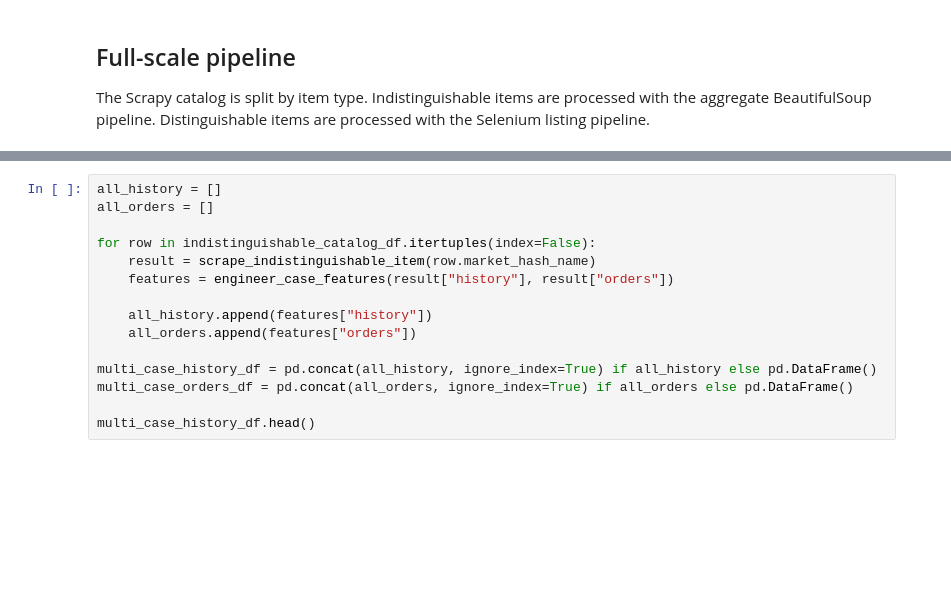
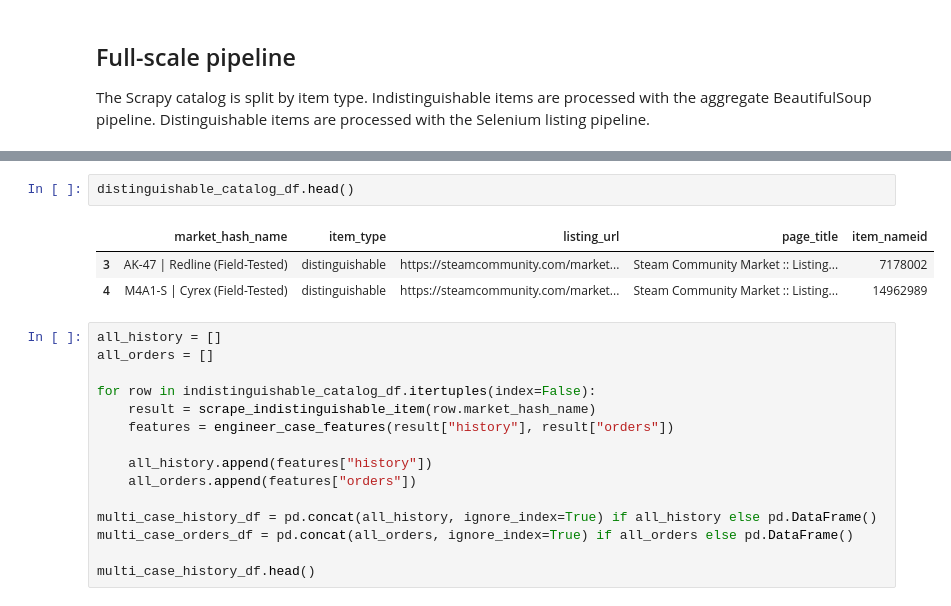
Before and after one commit to Madejson1/steam-cs2-market-scraper-analytics, a Jupyter notebook: steam_market_scraper_project.ipynb, the cells around one changed output, grey strips where cells are left out. Saved outputs shown, nothing was run; the diff lists cells and outputs as text; blank space fills up the shorter version.

```diff
--- a/steam_market_scraper_project.ipynb
+++ b/steam_market_scraper_project.ipynb
@@ -784,3 +746,9 @@ indistinguishable_catalog_df, distinguishable_catalog_df
+# %%
+distinguishable_catalog_df.head()
+# %% [output]
+|  | market_hash_name | item_type | listing_url | page_title | item_nameid |
+| 3 | AK-47 | Redline (Field-Tested) | distinguishable | https://steamcommunity.com/market... | Steam Community Market :: Listing... | 7178002 |
+| 4 | M4A1-S | Cyrex (Field-Tested) | distinguishable | https://steamcommunity.com/market... | Steam Community Market :: Listing... | 14962989 |
 # %%
 all_history = []
 all_orders = []
```
Also changed, not shown: parts of 14 cells of this notebook, 8 other files.
